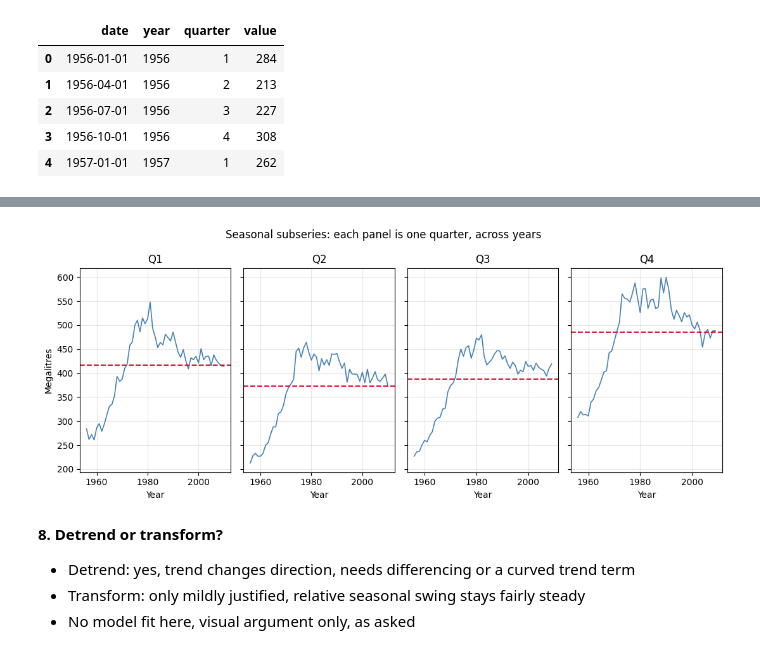
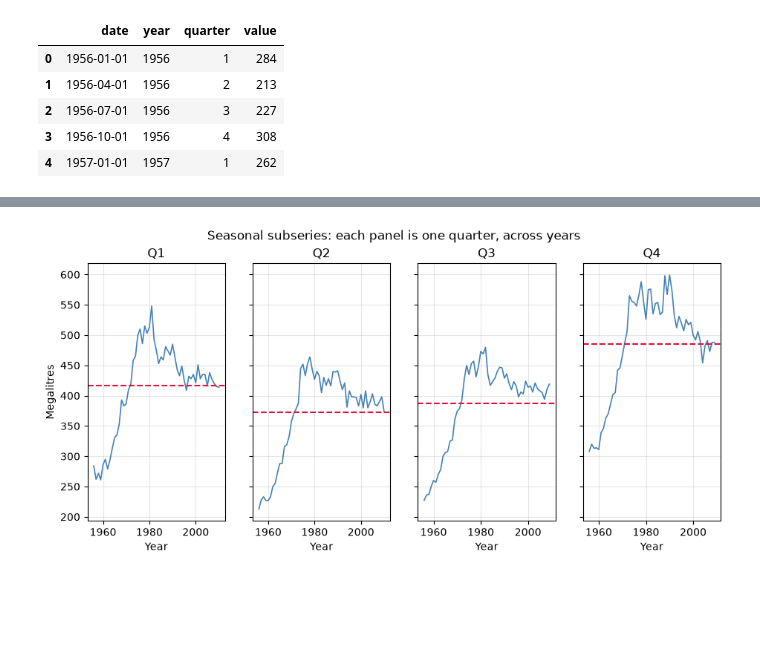
Before and after one commit to rakeikahukoti-del/DATA301-assignment-IV, a Jupyter notebook: assignment4.ipynb, the cells around one changed output, grey strips where cells are left out. Cells and saved outputs as stored; diff of their text form; code cells hidden in the pictures; blank space fills up the shorter version.

```diff
--- a/assignment4.ipynb
+++ b/assignment4.ipynb
@@ -220,17 +225,16 @@ plt.tight_layout(); plt.show()
 # %%
 fig, axes = plt.subplots(1, 4, figsize=(11, 4.5), sharey=True)
+
 for q, ax in zip([1,2,3,4], axes):
     sub = beer[beer['quarter'] == q].sort_values('year')
     ax.plot(sub['year'], sub['value'], color='steelblue', lw=1.2)
     ax.axhline(sub['value'].mean(), color='crimson', ls='--', lw=1.5)
     ax.set_title(f'Q{q}'); ax.set_xlabel('Year')
+
 axes[0].set_ylabel('Megalitres')
 fig.suptitle('Seasonal subseries: each panel is one quarter, across years')
-plt.tight_layout(); plt.show()
+
+plt.savefig('assets/10.png', dpi=150, bbox_inches='tight')
+plt.show()
 # %% [output]
-[figure, old version]
+[figure, new version]
-# %% [markdown]
-**8. Detrend or transform?**
-- Detrend: yes, trend changes direction, needs differencing or a curved trend term
-- Transform: only mildly justified, relative seasonal swing stays fairly steady
-- No model fit here, visual argument only, as asked
```
Also changed, not shown: parts of 24 cells of this notebook, 12 other files.
